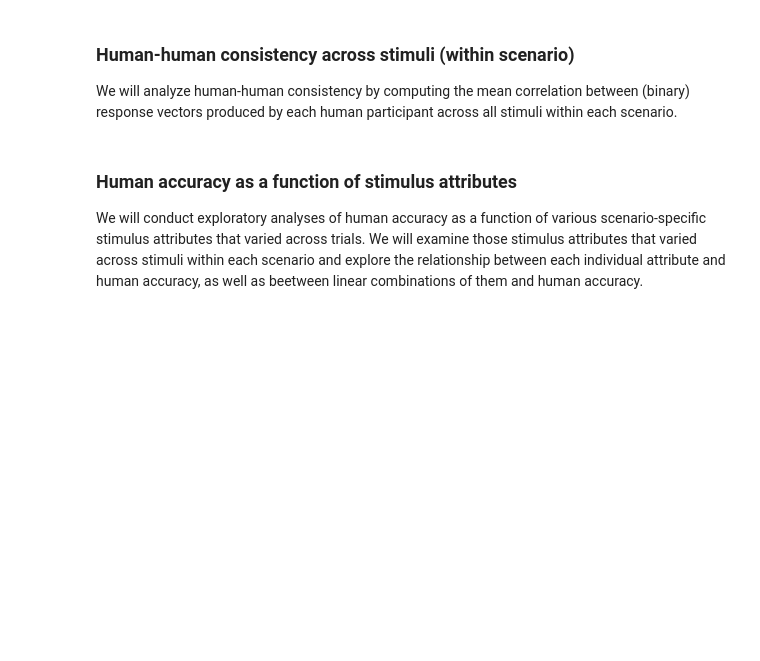
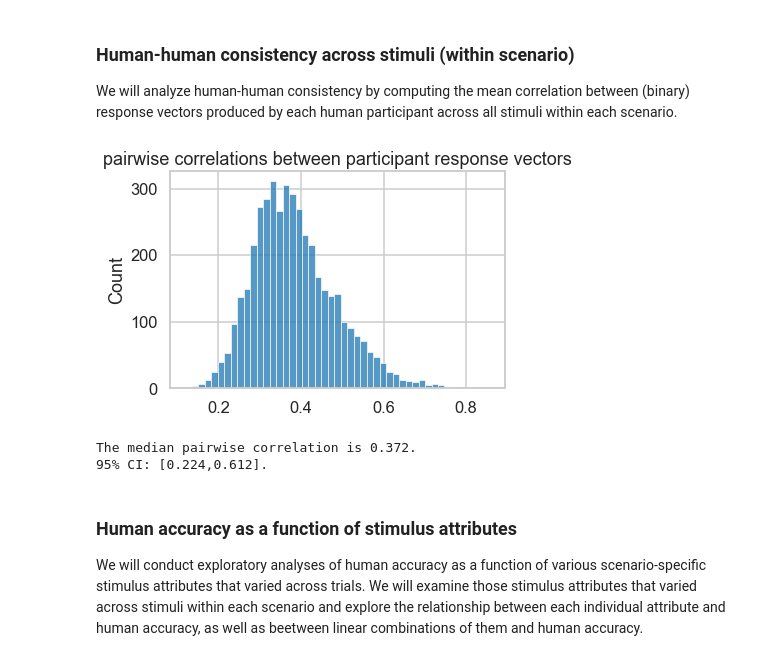
Before and after one commit to cogtoolslab/physics-benchmarking-neurips2021, a Jupyter notebook: analysis/analyze_human_model_behavior.ipynb, the cells around one changed output. Cells and saved outputs as stored; diff of their text form; code cells hidden in the pictures; blank space fills up the shorter version.

```diff
--- a/analysis/analyze_human_model_behavior.ipynb
+++ b/analysis/analyze_human_model_behavior.ipynb
@@ -217,3 +237,31 @@ We will estimate human-human consistency for each stimulus by computing the prop
 # %% [markdown]
 ### Human-human consistency across stimuli (within scenario)
 We will analyze human-human consistency by computing the mean correlation between (binary) response vectors produced by each human participant across all stimuli within each scenario.
+# %%
+## create response feature matrix (numSubs x numTrialsPerSub)
+D2 = D.sort_values(by=['prolificIDAnon','stim_ID']).reset_index(drop=True)
+numSubs = len(np.unique(D['prolificIDAnon'].values))
+numTrialsPerSub = int(len(D)/numSubs)
+respMat = np.reshape(D2['responseBool'].values, (numSubs,numTrialsPerSub))
+
+## sanity check that the reshape operation happened correctly
+assert len([i for (i,j) in list(zip(respMat[0],D2[:150]['responseBool'].values)) if i!=j])==0
+# %%
+## get pairwise correlation distances
+dists = scipy.spatial.distance.pdist(respMat, metric='correlation')
+corrMat = scipy.spatial.distance.squareform(dists)
+# %%
+## distribution of pairwise correlations between participant response vectors
+h = sns.histplot(corrMat[np.triu_indices(n=len(corrMat), k=1)])
+t = plt.title('pairwise correlations between participant response vectors')
+# %% [output]
+[figure, added]
+# %%
+pairwiseCorrs = corrMat[np.triu_indices(n=len(corrMat), k=1)]
+lb = np.percentile(pairwiseCorrs, 2.5)
+ub = np.percentile(pairwiseCorrs, 97.5)
+print('The median pairwise correlation is {}.'.format(np.percentile(pairwiseCorrs, 50).round(3)))
+print('95% CI: [{},{}].'.format(lb.round(3),ub.round(3)))
+# %% [output]
+The median pairwise correlation is 0.372.
+95% CI: [0.224,0.612].
```
Also changed, not shown: parts of 7 cells of this notebook.
